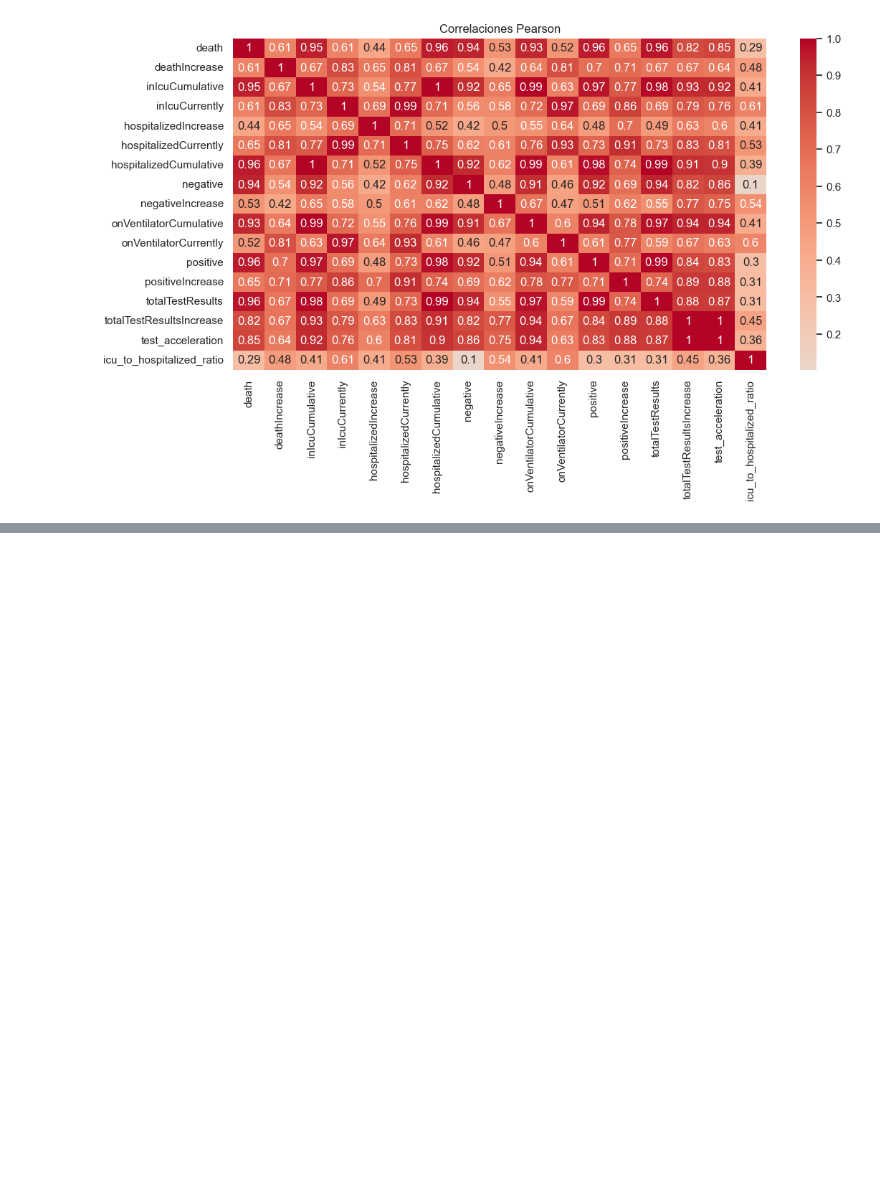
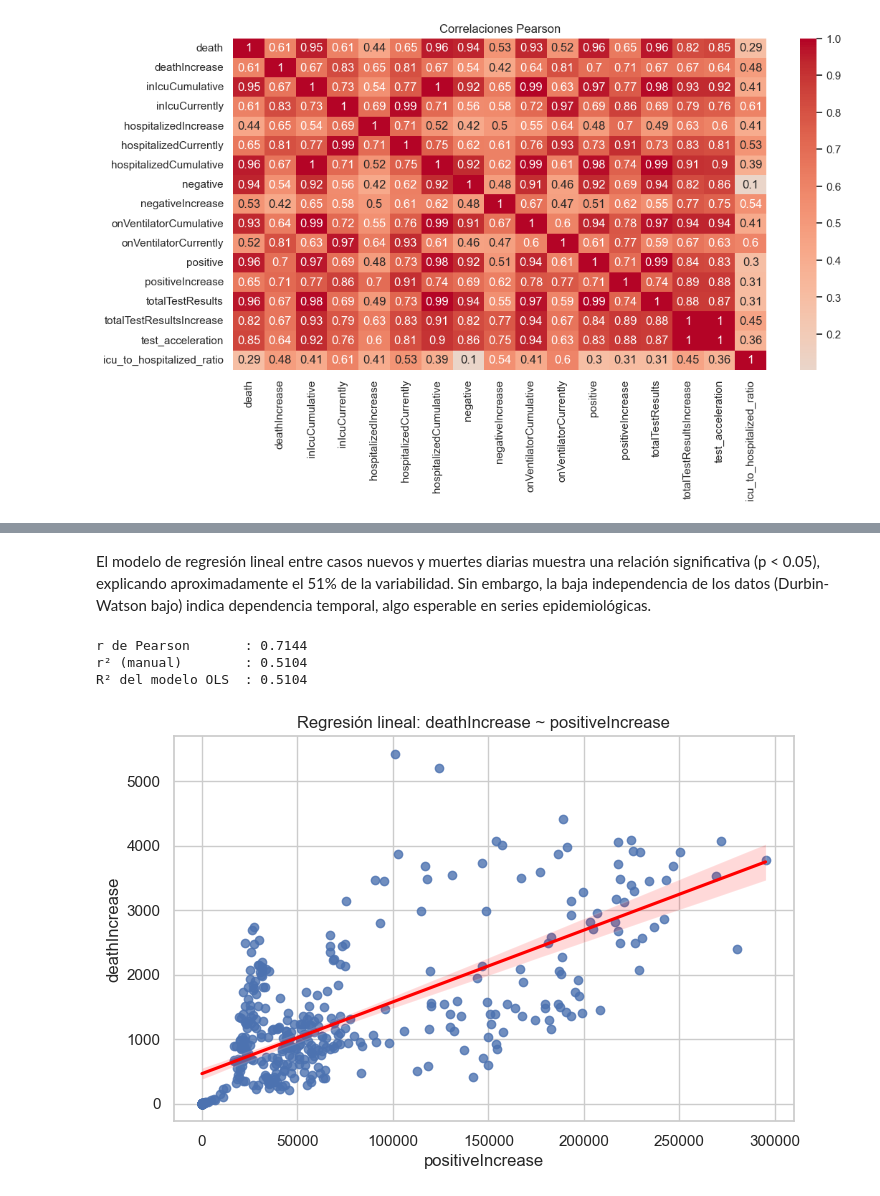
Before and after one commit to Bootcamp-DA-P2/AI-PROJECT-EDA-GRUPO5, a Jupyter notebook: eda_covid.ipynb, the cells around one changed output, grey strips where cells are left out. Saved outputs shown, nothing was run; the diff lists cells and outputs as text; code cells hidden in the pictures; blank space fills up the shorter version.

Commit message:
feat(notebook): regresión lineal

```diff
--- a/eda_covid.ipynb
+++ b/eda_covid.ipynb
@@ -470,0 +495,27 @@ plt.show()
+# %% [markdown]
+El modelo de regresión lineal entre casos nuevos y muertes diarias muestra una relación significativa (p < 0.05), explicando aproximadamente el 51% de la variabilidad. Sin embargo, la baja independencia de los datos (Durbin-Watson bajo) indica dependencia temporal, algo esperable en series epidemiológicas.
+# %%
+# Verificamos R² = r²
+r, _ = stats.pearsonr(df['positiveIncrease'], df['deathIncrease'])
+
+print(f"r de Pearson       : {r:.4f}")
+print(f"r² (manual)        : {r**2:.4f}")
+print(f"R² del modelo OLS  : {modelo.rsquared:.4f}")
+
+fig, ax = plt.subplots(figsize=(8, 5))
+
+sns.regplot(
+    data=df,
+    x='positiveIncrease',
+    y='deathIncrease',
+    line_kws={'color': 'red'},
+    ax=ax
+)
+
+ax.set_title('Regresión lineal: deathIncrease ~ positiveIncrease')
+plt.show()
+# %% [output]
+r de Pearson       : 0.7144
+r² (manual)        : 0.5104
+R² del modelo OLS  : 0.5104
+[figure, added]
```
Also changed, not shown: parts of 15 cells of this notebook.
